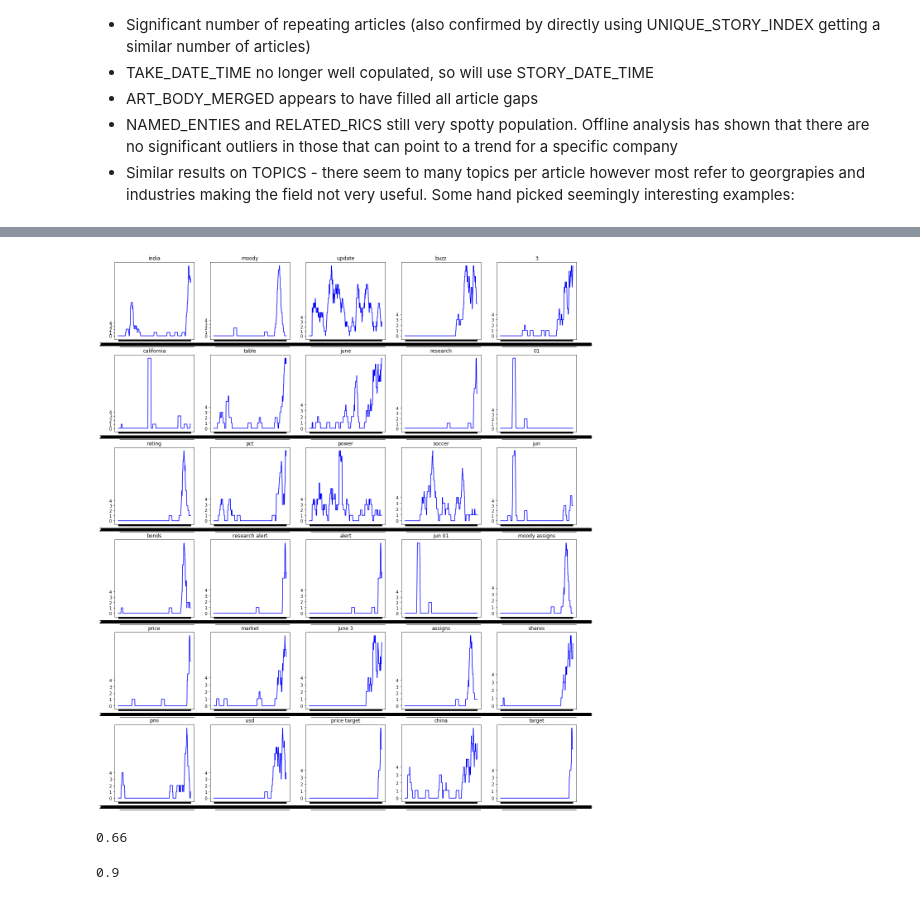
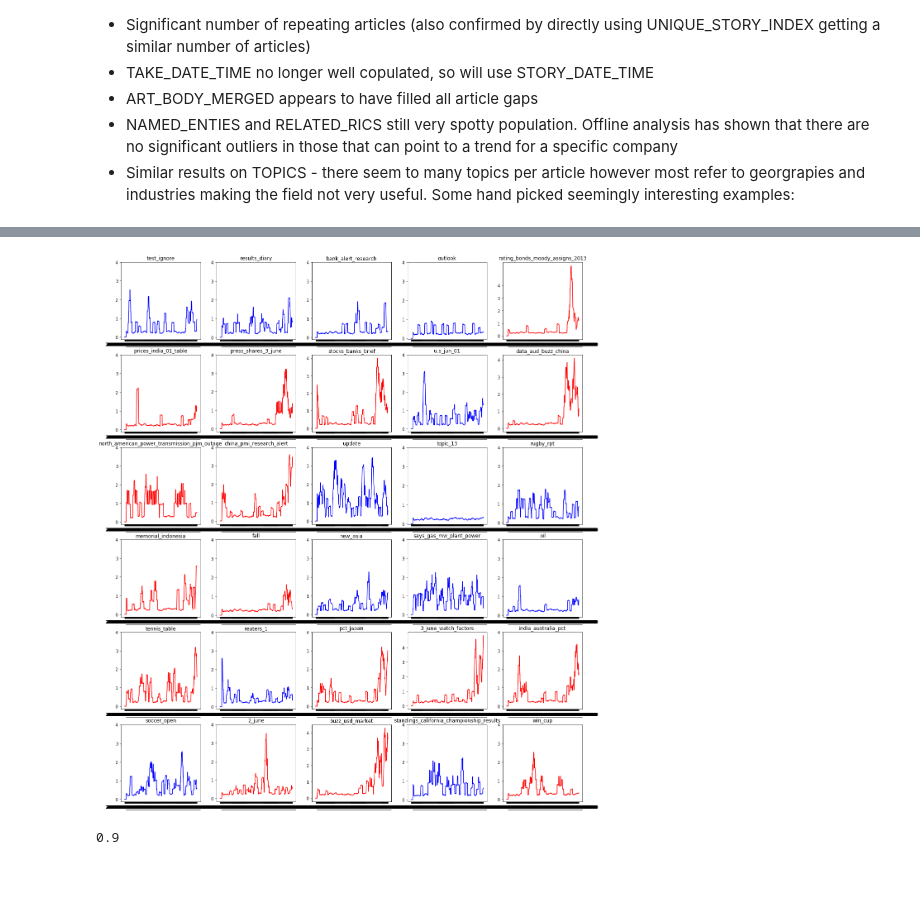
Before and after one commit to md-nlp-experiments/trending_topics, a Jupyter notebook: SUBMISSION Finding Trending Words in News.ipynb, the cells around one changed output, grey strips where cells are left out. Saved outputs shown, nothing was run; the diff lists cells and outputs as text; code cells hidden in the pictures.

Commit message:
nb add charts and ground truth

```diff
--- a/SUBMISSION Finding Trending Words in News.ipynb
+++ b/SUBMISSION Finding Trending Words in News.ipynb
@@ -172,0 +193,4 @@ pp.summary_stats(df_unq_en, max_smpl=2)
+# %%
+pipe_ttl=md.TrainPipe('HEADLINE_ALERT_TEXT','count',ngram=2, min_df=5)
+pipe_ttl.fit(df_unq_en,)
+_,df_agg=ev.pipe_transform(df_unq_en,pipe_ttl,time_interval=5)
@@ -173,5 +230,7 @@ pp.summary_stats(df_unq_en, max_smpl=2)
 # %%
-df_agg, df_flat, pipe=md.build_time_series(df_unq_en,'HEADLINE_ALERT_TEXT','count',5, ngram=2, min_df=5)
-_, df_flat_tfidf,_=md.build_time_series(df_unq_en,'ART_BODY_MERGED','tfidf',5, ngram=2, min_df=5)
-df_agg.shape
+pipe_ttl=md.TrainPipe('HEADLINE_ALERT_TEXT','lda',ngram=2, min_df=5)
+pipe_ttl.fit(df_unq_en,)
+
+pipe_art=md.TrainPipe('ART_BODY_MERGED','lda',ngram=2, min_df=5)
+pipe_art.fit(df_unq_en,)
 # %% [output]
@@ -278,4 +238,8 @@ stocks 0.18212410057299777 0.0
+# %%
+_,df_agg=ev.pipe_transform(df_unq_en,pipe_ttl,time_interval=5)
+# %%
+all_titles_lda, trending_titles_lda=ev.get_ground_truths('./ground_truth/LDA30_tpcs.csv')
 # %%
-pp.make_plt(df_agg.rolling(18).sum().fillna(0),list(top50_spk.index),[])
+pp.make_plt(df_agg.rolling(12).sum().fillna(0),all_titles_lda,trending_titles_lda, chart_scale=[4,5])
 # %% [output]
-[figure, old version]
+[figure, new version]
@@ -317,13 +246,3 @@ df_spk_true.to_csv('ground_truth/Spike30_wrds.csv')
-# %%
-df_pred=pd.DataFrame(list(top50_cnt.index), columns=['Topic'])
-df_pred['Label']=0
-df_pred['Label']=df_pred.apply(lambda x: 1 if x['Topic'] in res_top_cnt else 0, axis=1)
-
-from sklearn.metrics import accuracy_score
-
-accuracy_score(df_top_true['Label'],df_pred['Label'])
-# %% [output]
-0.66
 # %%
 df_pred_spk=pd.DataFrame(list(top50_spk.index), columns=['Topic'])
 df_pred_spk['Label']=0
```
Also changed, not shown: parts of 33 cells of this notebook, 7 other files.
